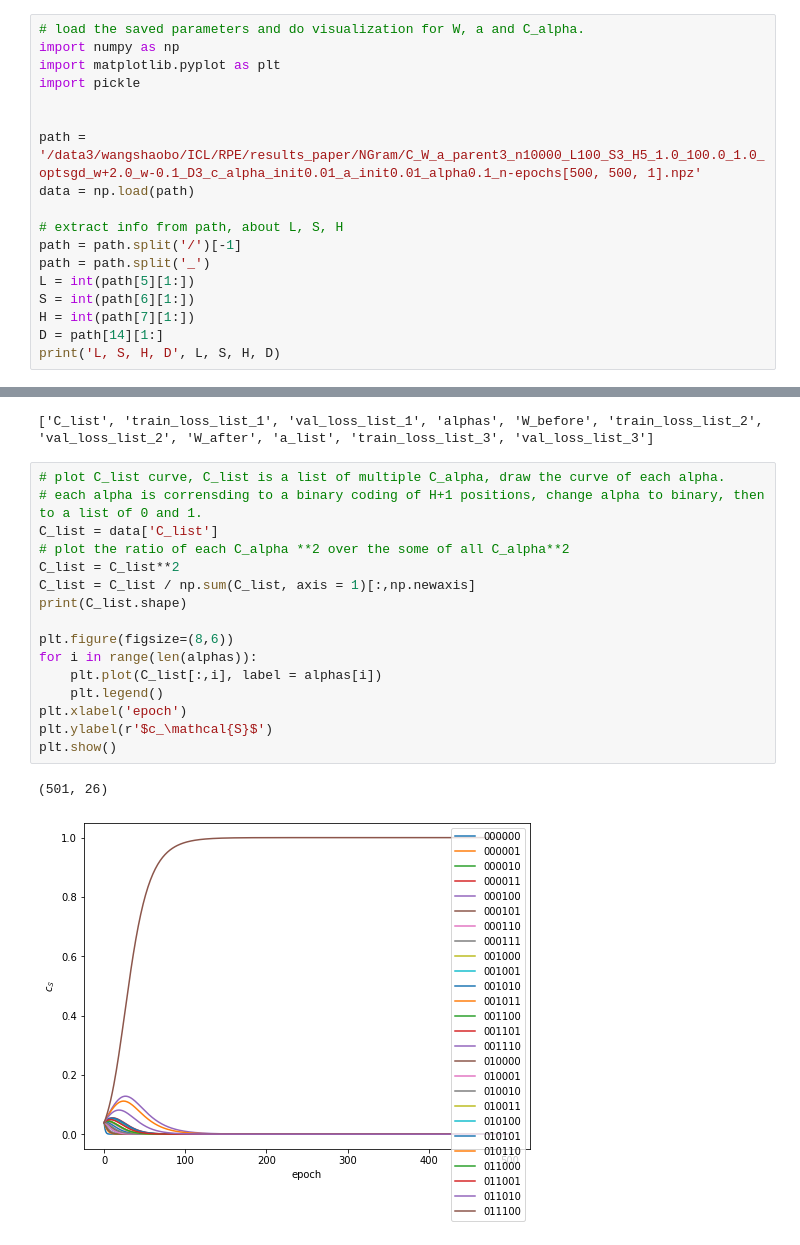
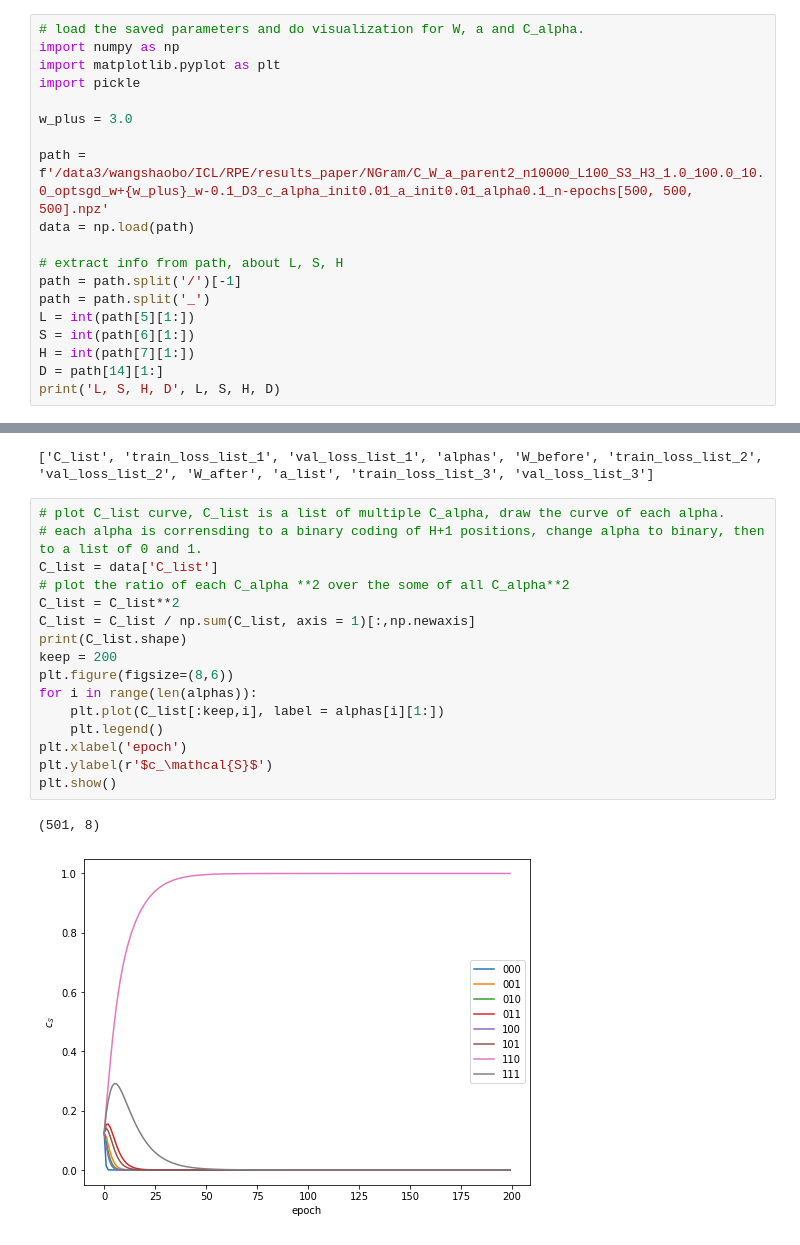
Before and after one commit to gszfwsb/Unveiling-Induction-Heads, a Jupyter notebook: RPE/plot.ipynb, the cells around one changed output, grey strips where cells are left out. Cells and saved outputs as stored; diff of their text form.

Commit message:
finish plot styles

```diff
--- a/RPE/plot.ipynb
+++ b/RPE/plot.ipynb
@@ -4,8 +4,9 @@ import numpy as np
 import matplotlib.pyplot as plt
 import pickle
 
+w_plus = 3.0
 
-path = '/data3/wangshaobo/ICL/RPE/results_paper/NGram/C_W_a_parent3_n10000_L100_S3_H5_1.0_100.0_1.0_optsgd_w+2.0_w-0.1_D3_c_alpha_init0.01_a_init0.01_alpha0.1_n-epochs[500, 500, 1].npz'
+path = f'/data3/wangshaobo/ICL/RPE/results_paper/NGram/C_W_a_parent2_n10000_L100_S3_H3_1.0_100.0_10.0_optsgd_w+{w_plus}_w-0.1_D3_c_alpha_init0.01_a_init0.01_alpha0.1_n-epochs[500, 500, 500].npz'
 data = np.load(path)
 
 # extract info from path, about L, S, H
@@ -27,22 +28,22 @@ alphas = data['alphas']
 # %%
 # plot C_list curve, C_list is a list of multiple C_alpha, draw the curve of each alpha.
 # each alpha is corrensding to a binary coding of H+1 positions, change alpha to binary, then to a list of 0 and 1.
 C_list = data['C_list']
 # plot the ratio of each C_alpha **2 over the some of all C_alpha**2
 C_list = C_list**2
 C_list = C_list / np.sum(C_list, axis = 1)[:,np.newaxis]
 print(C_list.shape)
-
+keep = 200
 plt.figure(figsize=(8,6))
 for i in range(len(alphas)):
-    plt.plot(C_list[:,i], label = alphas[i])
+    plt.plot(C_list[:keep,i], label = alphas[i][1:])
     plt.legend()
 plt.xlabel('epoch')
 plt.ylabel(r'$c_\mathcal{S}$')
 plt.show()
 # %% [output]
-(501, 26)
+(501, 8)
-[figure, old version]
+[figure, new version]
 # %%
 # draw W_before and W_after heatmap
 W_before = data['W_before'][0][:10,:10]
```
Also changed, not shown: parts of 6 cells of this notebook, 1 other file.
